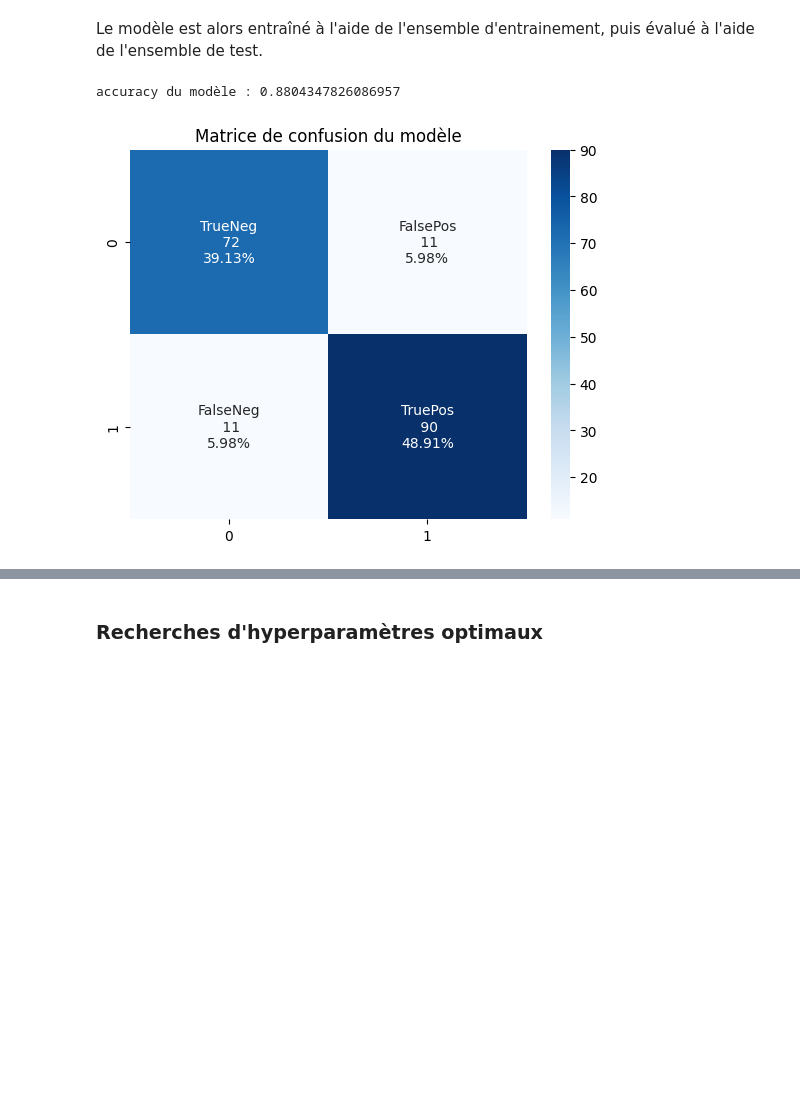
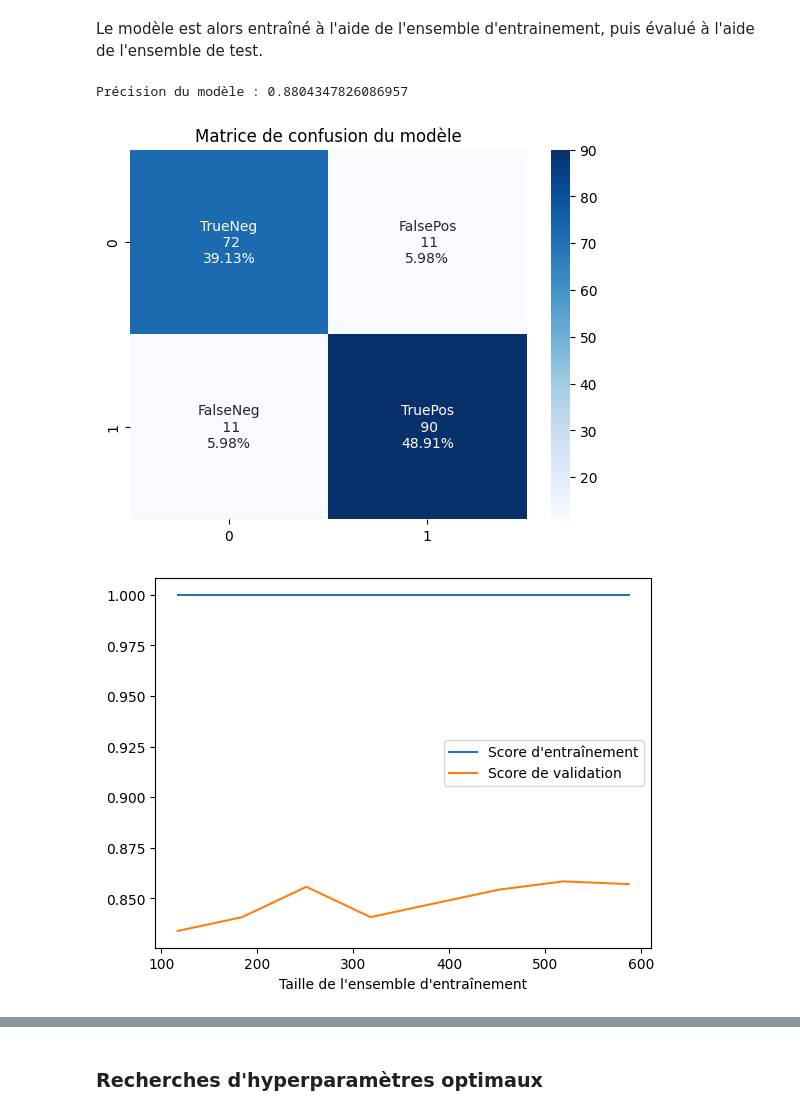
Before and after one commit to MorganChabaudENSSAT/projet_ift712, a Jupyter notebook: Projet IFT712.ipynb, the cells around one changed output, grey strips where cells are left out. Saved outputs shown, nothing was run; the diff lists cells and outputs as text; code cells hidden in the pictures; blank space fills up the shorter version.

Commit message:
feat : courbes de précision d'entrainement et de validation

```diff
--- a/Projet IFT712.ipynb
+++ b/Projet IFT712.ipynb
@@ -168,10 +168,13 @@ Le modèle est alors entraîné à l'aide de l'ensemble d'entrainement, puis év
 # %%
 # Entraînement du modèle avec l'ensemble d'entraînement
 forest.train(X_train, y_train)
 # Evaluation du modèle avec l'ensemble de test
 forest.evaluate_model(X_test,y_test)
+train_size = np.linspace(0.2, 1, 8)
+forest.plot_learning_curves(X_train, y_train, train_size)
 # %% [output]
-accuracy du modèle : 0.8804347826086957
+Précision du modèle : 0.8804347826086957
 [figure]
+[figure, added]
 # %% [markdown]
 Les résultats obtenus sont présentés sous la forme d'une matrice de confusion, qui permet de visualiser les prédictions correctes et incorrectes du modèle. Le modèle de forêt aléatoire permet donc d'obtenir une précision d'environ 88.04%, avec 39.13% de vrais négatifs et 48.91% de vrais positifs, ce qui présente des résulats similaires aux algorithmes précédents : les vrais négatifs semblent plus difficiles à prédire.
```
Also changed, not shown: parts of 6 cells of this notebook, 1 other file.
